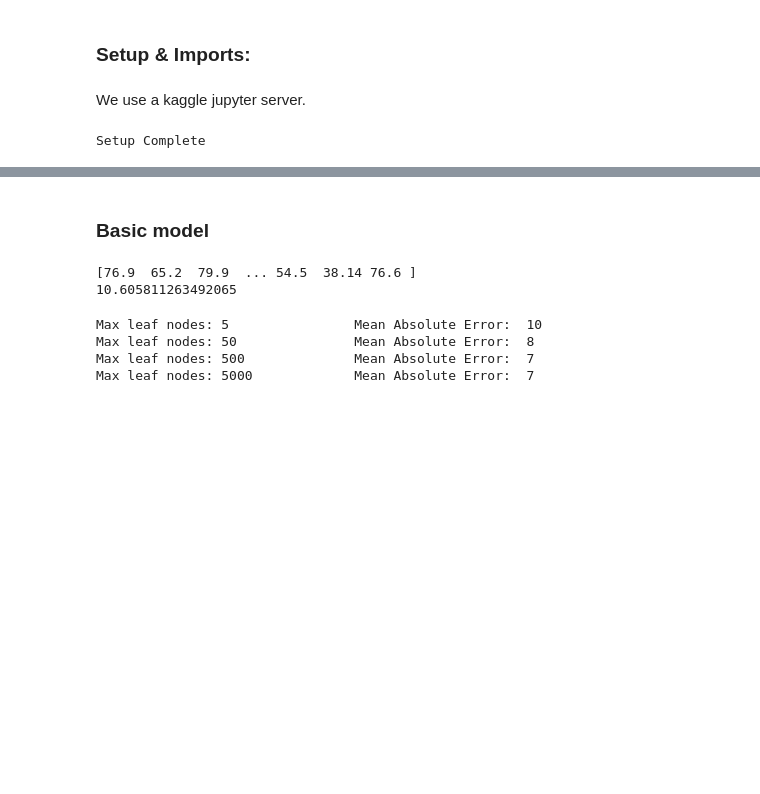
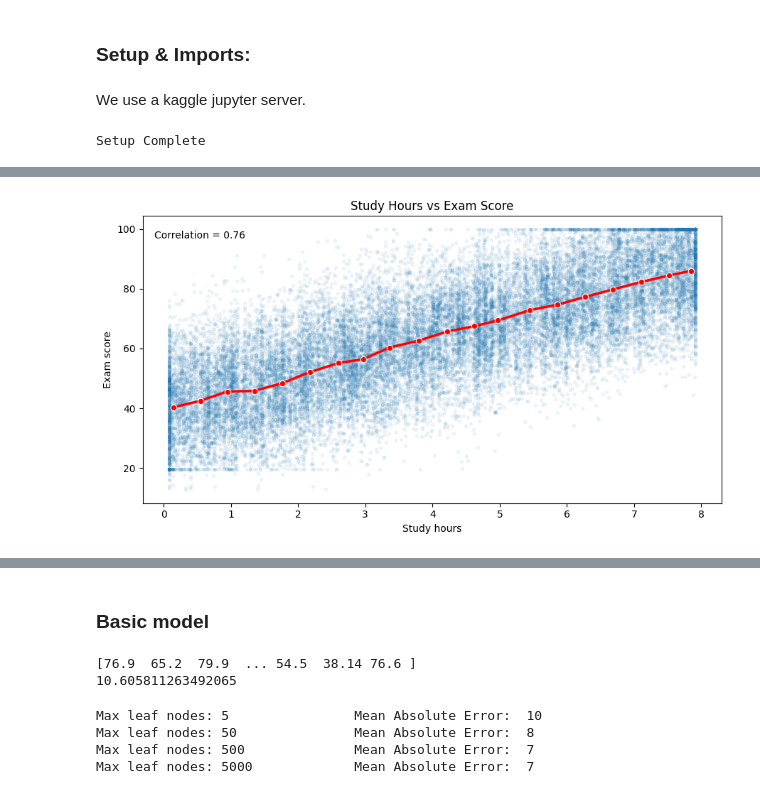
Before and after one commit to Muten-Roshi-Sama/MachineLearningLabs_4eiai40, a Jupyter notebook: Project2026/failure_prediction.ipynb, the cells around one changed output, grey strips where cells are left out. Saved outputs shown, nothing was run; the diff lists cells and outputs as text; code cells hidden in the pictures; blank space fills up the shorter version.

```diff
--- a/Project2026/failure_prediction.ipynb
+++ b/Project2026/failure_prediction.ipynb
@@ -110,0 +302,55 @@ Interpretation: feature importance + one example explanation
+# %%
+import pandas as pd
+import matplotlib.pyplot as plt
+import seaborn as snsraw_data
+
+tmp = raw_data[["heures_etude", "score_examen"]].dropna().copy()
+
+# Sample points so the scatter stays readable
+sample_df = tmp.sample(n=min(30000, len(tmp)), random_state=0)
+
+# Build bins to show the average trend clearly
+tmp["study_bin"] = pd.qcut(tmp["heures_etude"], q=20, duplicates="drop")
+bin_summary = tmp.groupby("study_bin", observed=True).agg(
+    mean_study_hours=("heures_etude", "mean"),
+    mean_score=("score_examen", "mean")
+).reset_index()
+
+fig, ax = plt.subplots(figsize=(9, 5))
+
+# faint scatter for local detail
+sns.scatterplot(
+    data=sample_df,
+    x="heures_etude",
+    y="score_examen",
+    alpha=0.08,
+    s=12,
+    edgecolor=None,
+    ax=ax
+)
+
+# trend line using binned averages
+sns.lineplot(
+    data=bin_summary,
+    x="mean_study_hours",
+    y="mean_score",
+    color="red",
+    marker="o",
+    linewidth=2.5,
+    ax=ax
+)
+
+ax.set_title("Study Hours vs Exam Score")
+ax.set_xlabel("Study hours")
+ax.set_ylabel("Exam score")
+ax.text(
+    0.02, 0.95,
+    f"Correlation = {raw_data[['heures_etude', 'score_examen']].corr().iloc[0,1]:.2f}",
+    transform=ax.transAxes,
+    va="top"
+)
+
+plt.tight_layout()
+plt.show()
+# %% [output]
+[figure, added]
```
Also changed, not shown: parts of 62 cells of this notebook.
